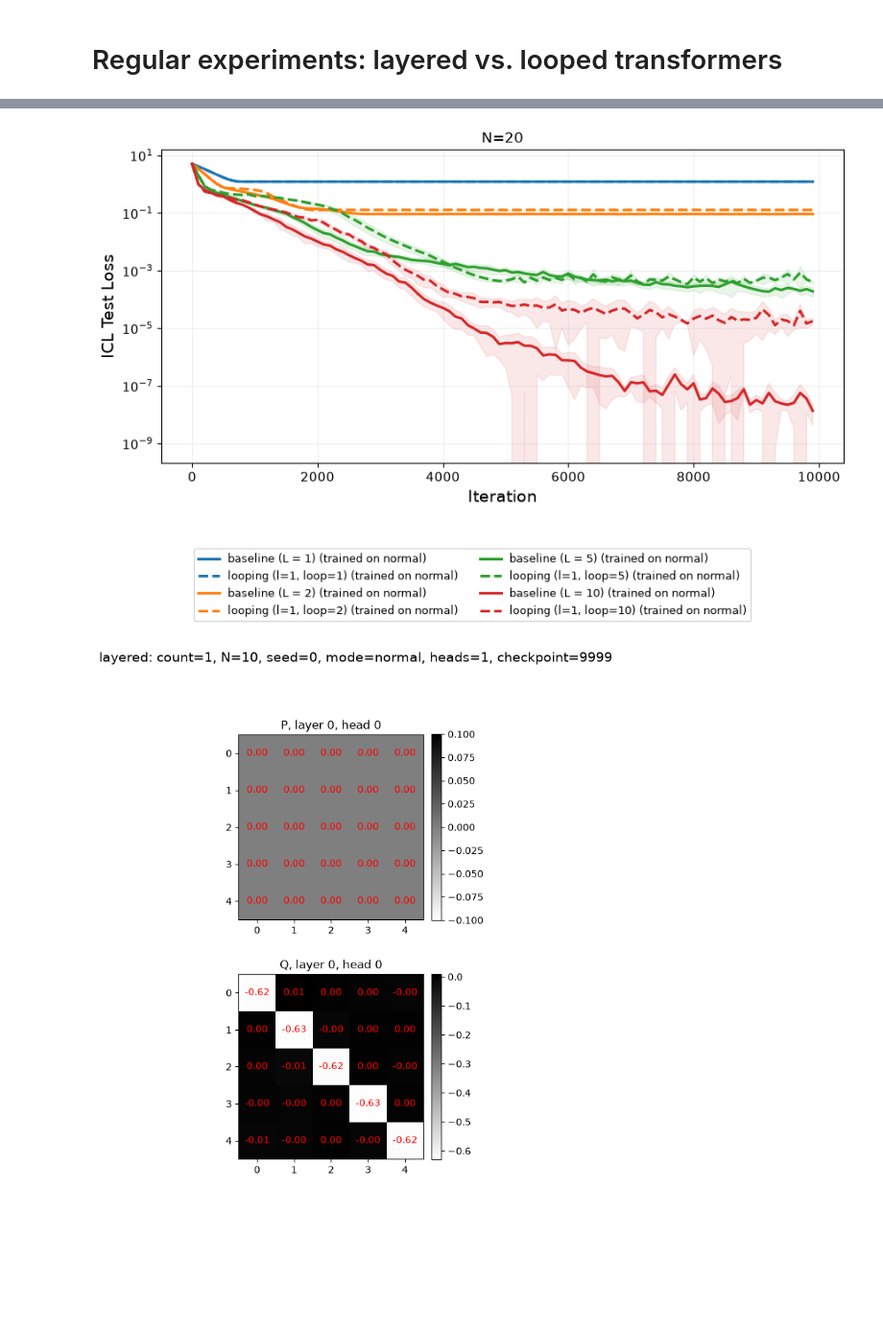
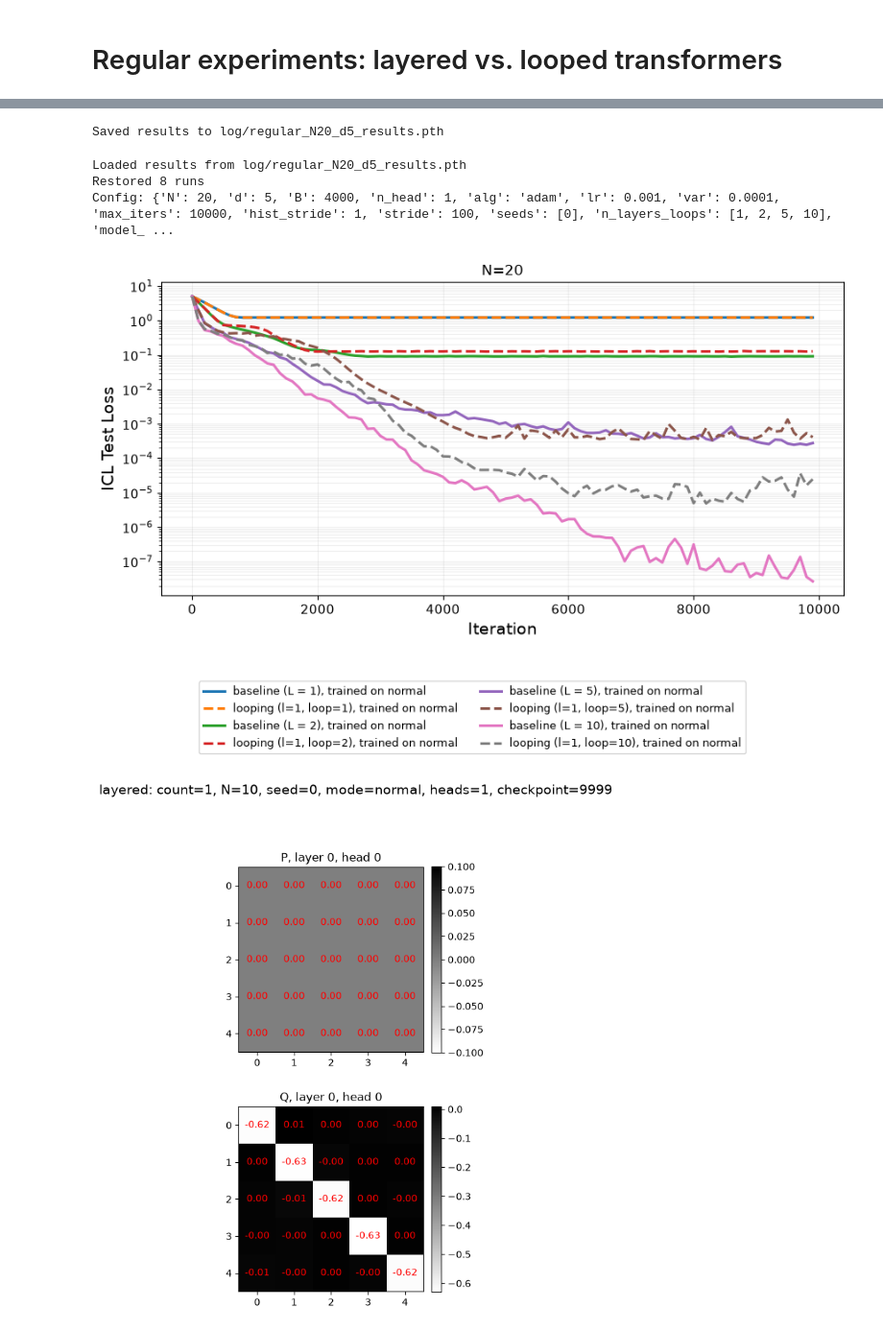
Before and after one commit to Isss11/looped-transformers-gradient-descent, a Jupyter notebook: regular_experiments.ipynb, the cells around one changed output, grey strips where cells are left out. Shown at 96% size. Saved outputs shown, nothing was run; the diff lists cells and outputs as text; code cells hidden in the pictures; blank space fills up the shorter version.

```diff
--- a/regular_experiments.ipynb
+++ b/regular_experiments.ipynb
@@ -40,8 +64,7 @@ Running on device: cuda.
 # Train layered and shared-weight looped transformers
 ####################################
 
-filename_format = '/figure_two_layers_vs_loops_{}_{}.pth'
-filename = cur_dir + filename_format.format(N, d)
+filename = os.path.join(LOG_DIR, 'regular.pth')
 # %%
 seeds = [0, 1, 2]
 n_layers_loops = [1, 2, 5, 10]
@@ -92,12 +114,40 @@ Testing model: seed=2, count=10, type=looped, N=20, train data=DataMode(name='no
 # integrated test-loss comparison: layered vs shared-weight looped
 ####################################
 
-fig_dir = 'figures'
-os.makedirs(fig_dir, exist_ok=True)
+regular_fig_dir = create_fig_dir('regular')
 iterations = np.arange(0, max_iters, stride)
+# %%
+# Save the histories, test losses and parameter distances.
+dist_dict = compute_dist_dict(hist_dict, iterations, n_head, hist_stride=hist_stride)
+
+regular_results_file = os.path.join(LOG_DIR, f'regular_N{N}_d{d}_results.pth')
+save_results({
+    'config': {
+        'N': N, 'd': d, 'B': B, 'n_head': n_head,
+        'alg': alg, 'lr': lr, 'var': var,
+        'max_iters': max_iters, 'hist_stride': hist_stride, 'stride': stride,
+        'seeds': seeds, 'n_layers_loops': n_layers_loops,
+        'model_types': model_types, 'freeze_p': False, 'test_seed': TEST_SEED,
+    },
+    'history_file': filename,
+    'hist_dict': hist_dict,
+    'loss_dict': loss_dict,
+    'distance_dict': dist_dict,
+    'iterations': iterations,
+}, regular_results_file)
+# %% [output]
+Saved results to log/regular_N20_d5_results.pth
+# %%
+# Load the saved results instead of retraining. Run the setup cells first,
+# then this one (skip the training, loss and save cells).
+restore_regular_results()
+# %% [output]
+Loaded results from log/regular_N20_d5_results.pth
+Restored 8 runs
+Config: {'N': 20, 'd': 5, 'B': 4000, 'n_head': 1, 'alg': 'adam', 'lr': 0.001, 'var': 0.0001, 'max_iters': 10000, 'hist_stride': 1, 'stride': 100, 'seeds': [0], 'n_layers_loops': [1, 2, 5, 10], 'model_ ...
 # %%
-plot_loss_curves(loss_dict, n_layers_loops, ['layered', 'looped'], iterations, fig_dir=fig_dir)
+plot_loss_curves(loss_dict, n_layers_loops, ['layered', 'looped'], iterations, fig_dir=regular_fig_dir)
 # %% [output]
-[figure, old version]
+[figure, new version]
 # %%
 plot_parameter_matrices(hist_dict, seeds[0], n_layers_loops, model_types, n_head,
```
Also changed, not shown: parts of 9 cells of this notebook, 12 other files.
